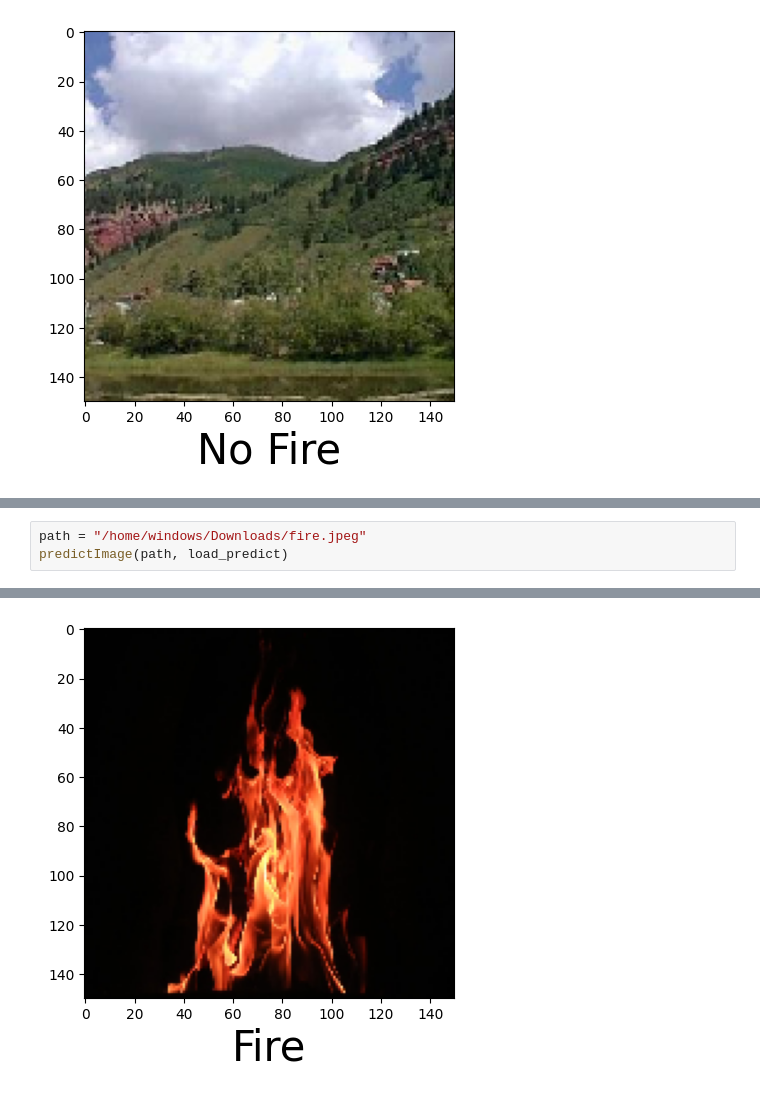
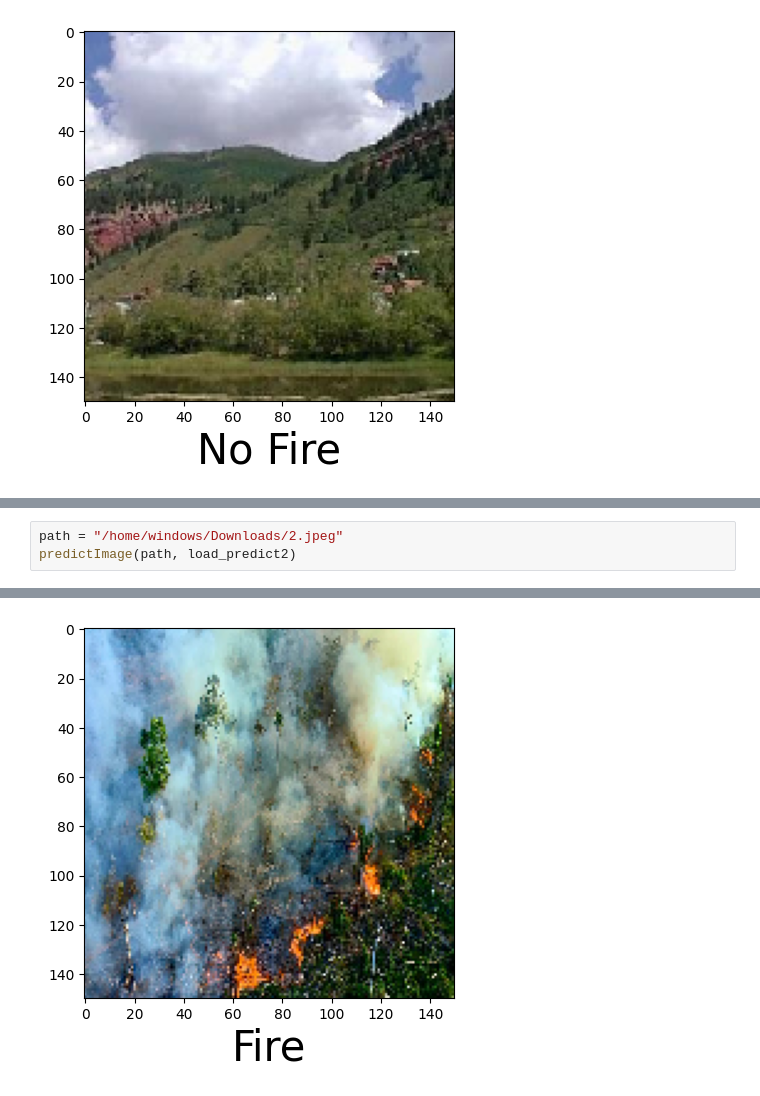
Before and after one commit to mayankmangalmourya/forest-fire-detection-, a Jupyter notebook: Load_predict.ipynb, the cells around one changed output, grey strips where cells are left out. Cells and saved outputs as stored; diff of their text form.

```diff
--- a/Load_predict.ipynb
+++ b/Load_predict.ipynb
@@ -78,5 +85,5 @@ predictImage(path, load_predict2)
 [figure]
 # %%
-path = "/home/windows/Downloads/fire.jpeg"
-predictImage(path, load_predict)
+path = "/home/windows/Downloads/2.jpeg"
+predictImage(path, load_predict2)
 # %% [output]
@@ -84 +91 @@ predictImage(path, load_predict)
-[figure, old version]
+[figure, new version]
```
Also changed, not shown: parts of 9 cells of this notebook.
